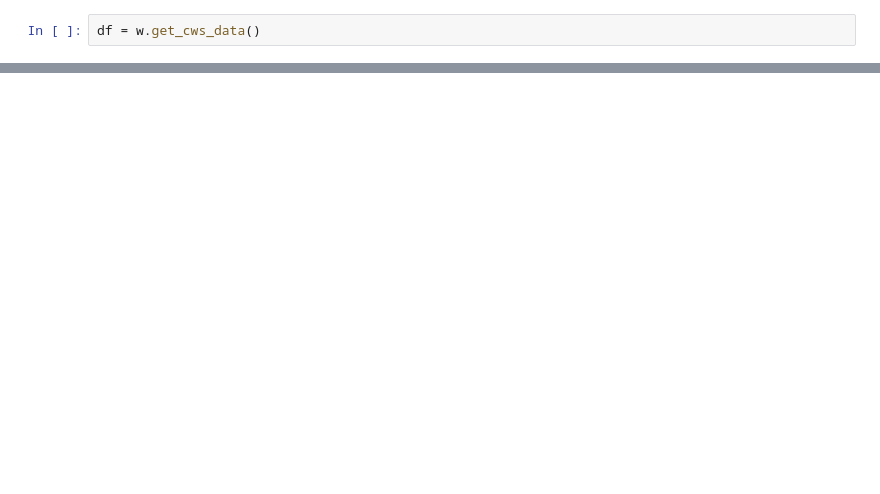
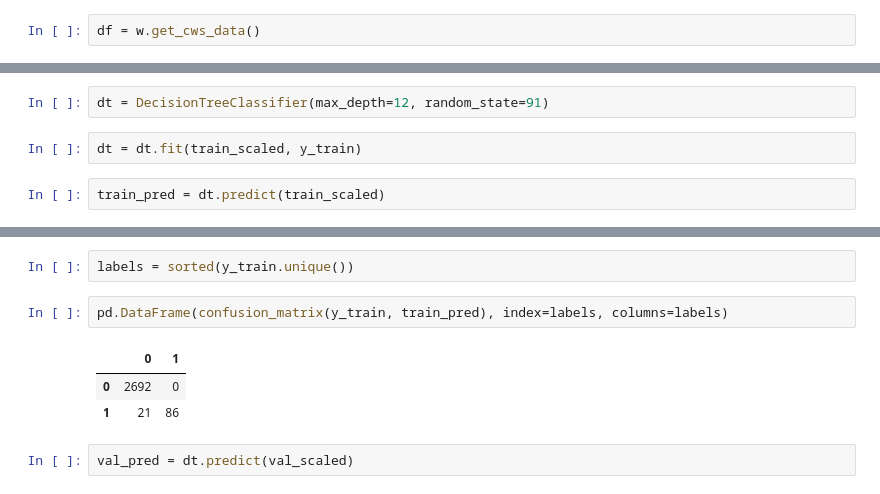
Before and after one commit to Project-DANE/DANE, a Jupyter notebook: andrew_modeling.ipynb, the cells around one changed output, grey strips where cells are left out. Drawn from its saved outputs; the diff is of its cells as text; blank space fills up the shorter version.

```diff
--- a/andrew_modeling.ipynb
+++ b/andrew_modeling.ipynb
@@ -50,0 +43,6 @@ AttributeError: 'NoneType' object has no attribute 'monthly_inc'
+# %%
+dt = DecisionTreeClassifier(max_depth=12, random_state=91)
+# %%
+dt = dt.fit(train_scaled, y_train)
+# %%
+train_pred = dt.predict(train_scaled)
@@ -50,0 +60,10 @@ AttributeError: 'NoneType' object has no attribute 'monthly_inc'
+# %%
+labels = sorted(y_train.unique())
+# %%
+pd.DataFrame(confusion_matrix(y_train, train_pred), index=labels, columns=labels)
+# %% [output]
+|  | 0 | 1 |
+| 0 | 2692 | 0 |
+| 1 | 21 | 86 |
+# %%
+val_pred = dt.predict(val_scaled)
```
Also changed, not shown: parts of 64 cells of this notebook, 2 other files.
